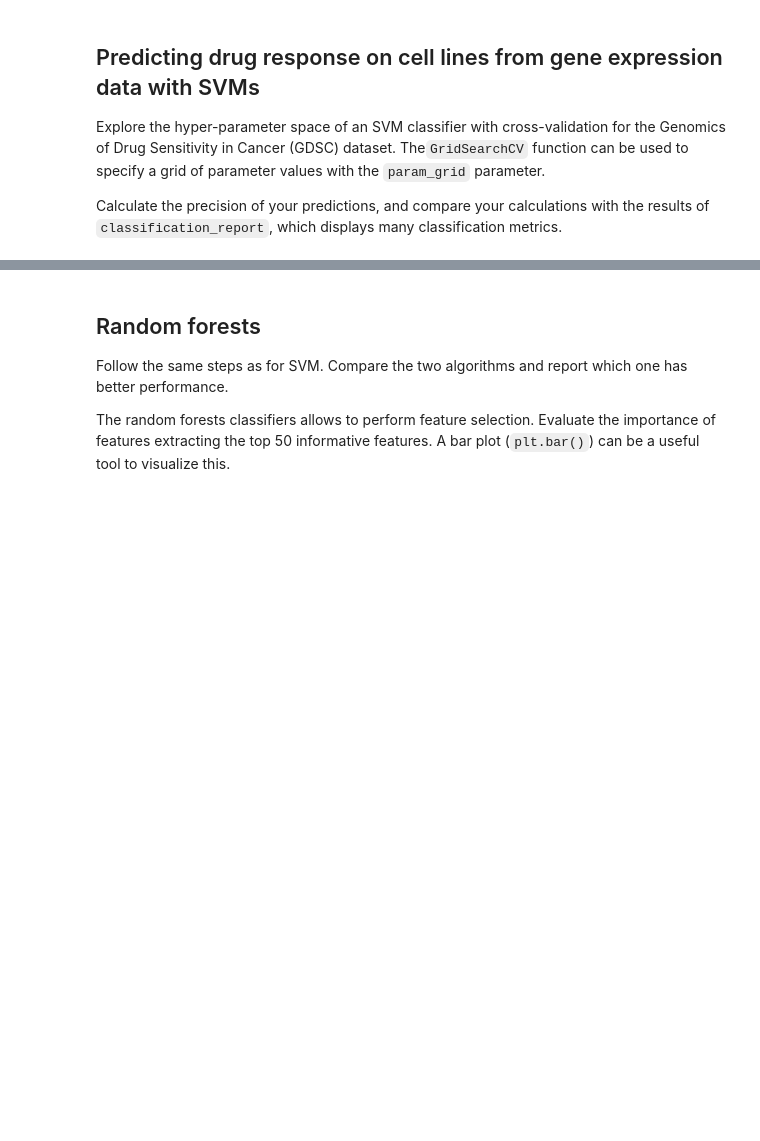
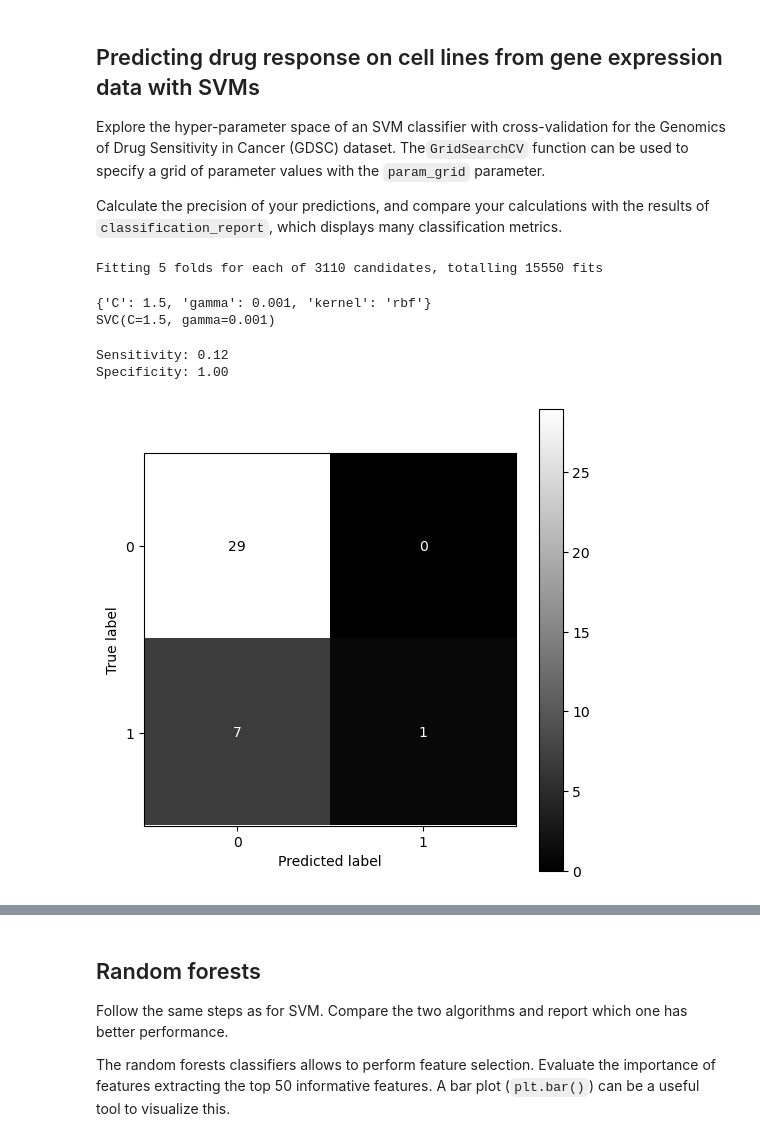
Before and after one commit to MartvStraten/8dm50-machine-learning, a Jupyter notebook: practicals/week_6.ipynb, the cells around one changed output, grey strips where cells are left out. Drawn from its saved outputs; the diff is of its cells as text; code cells hidden in the pictures; blank space fills up the shorter version.

```diff
--- a/practicals/week_6.ipynb
+++ b/practicals/week_6.ipynb
@@ -228,3 +227,28 @@ Y_train_class[Y_train_class <= 0] = 0
 Y_test_class = Y_test_reg.copy()
 Y_test_class[Y_test_class > 0] = 1
 Y_test_class[Y_test_class <= 0] = 0
+# %%
+hyperparam_grid = [{'C': list(np.arange(0.5, 5.5, 0.5)), 'kernel' : ['linear']},
+                   {'C': list(np.arange(0.5, 5.5, 0.5)), 'kernel' : ['poly'], 'degree': list(np.arange(2,6,1)), 'coef0': list(np.arange(0,6,1)), 'gamma' : list(np.linspace(0.001,0.1,10))},
+                   {'C': list(np.arange(0.5, 5.5, 0.5)), 'kernel' : ['rbf'],'gamma' : list(np.linspace(0.001,0.1,10))},
+                   {'C': list(np.arange(0.5, 5.5, 0.5)), 'kernel' : ['sigmoid'], 'coef0': list(np.arange(0,6,1)), 'gamma' : list(np.linspace(0.001,0.1,10))}]
+
+best_hyperpars, best_model = hyperparameter_selection(X_train, X_test, Y_train_class.values.ravel(), Y_test_class.values.ravel(), hyperparam_grid)
+# %% [output]
+Fitting 5 folds for each of 3110 candidates, totalling 15550 fits
+# %%
+print(best_hyperpars)
+print(best_model)
+# %% [output]
+{'C': 1.5, 'gamma': 0.001, 'kernel': 'rbf'}
+SVC(C=1.5, gamma=0.001)
+# %%
+model = svm.SVC(kernel='rbf', C=1.5, gamma = 0.001, random_state=33)
+model.fit(X_train, Y_train_class.values.ravel())
+
+Y_pred = best_model.predict(X_test)
+confusion_mat(Y_test_class.values.ravel(), Y_pred)
+# %% [output]
+Sensitivity: 0.12
+Specificity: 1.00
+[figure, added]
```
Also changed, not shown: parts of 3 cells of this notebook, 1 other file.
